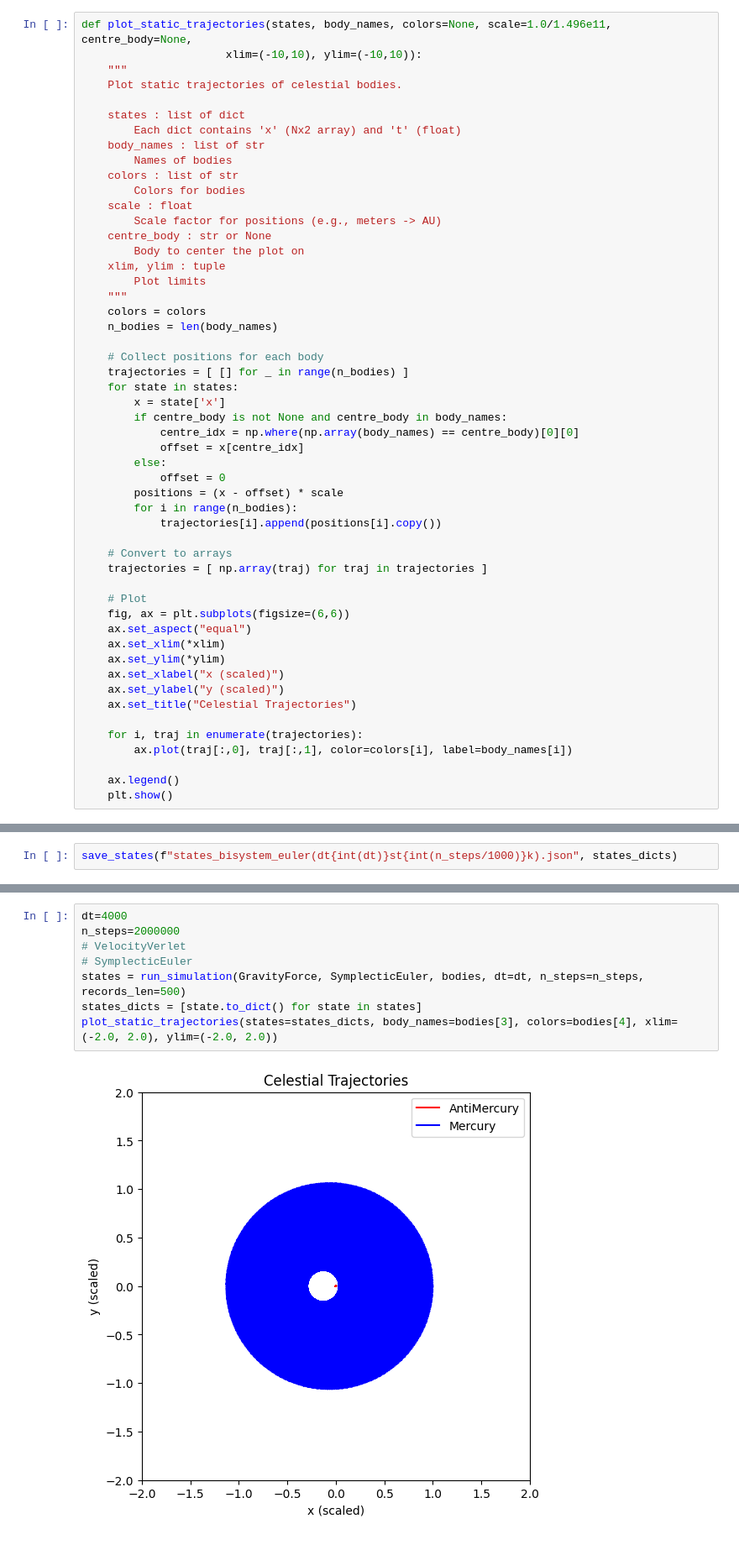
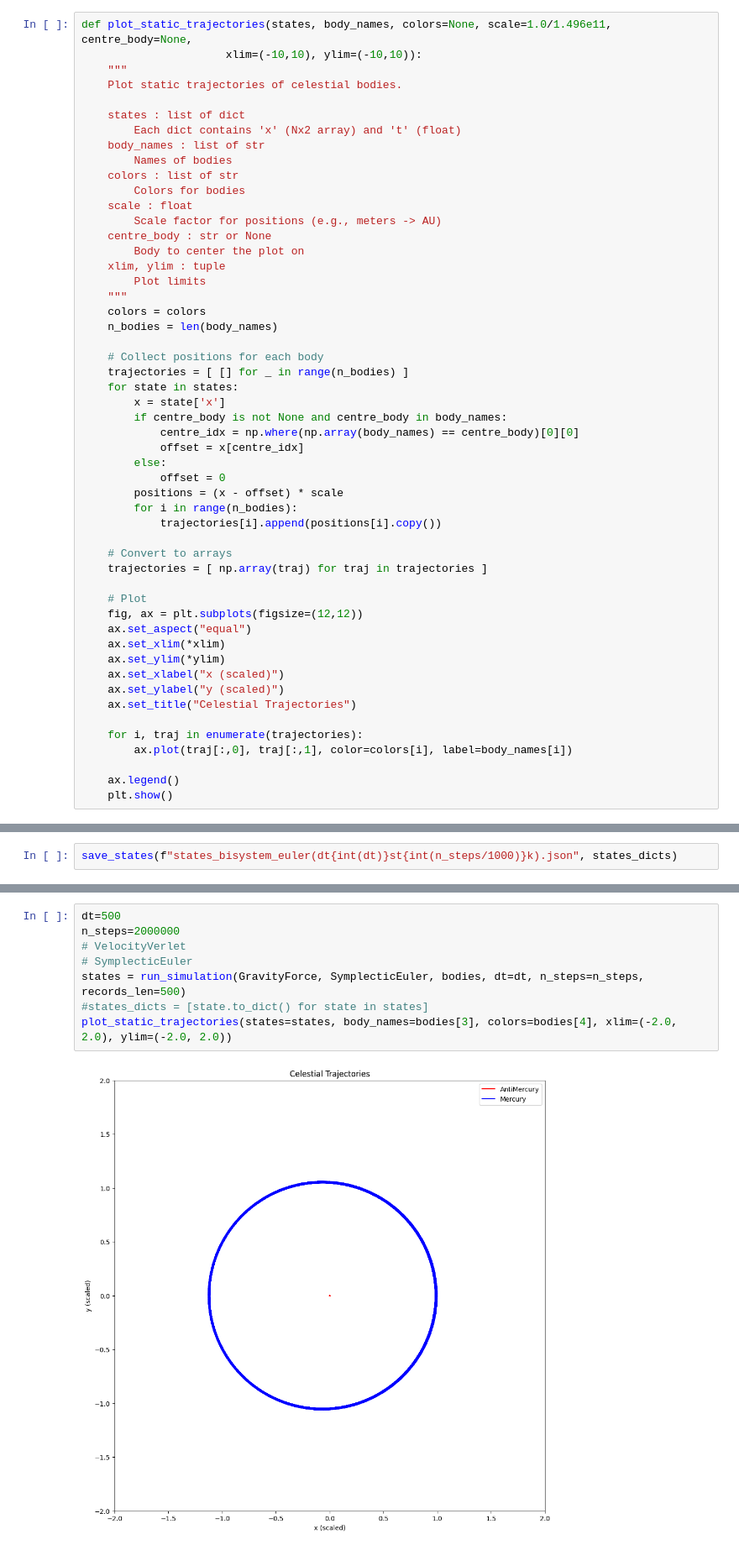
Before and after one commit to DanyBoi22/AstroRL, a Jupyter notebook: astrorl.ipynb, the cells around one changed output, grey strips where cells are left out. Shown at 84% size. Saved outputs shown, nothing was run; the diff lists cells and outputs as text.

Commit message:
Analytical visualisation, fixes in physical analysis

```diff
--- a/astrorl.ipynb
+++ b/astrorl.ipynb
@@ -613,7 +610,7 @@ def plot_static_trajectories(states, body_names, colors=None, scale=1.0/1.496e11
     trajectories = [ np.array(traj) for traj in trajectories ]
 
     # Plot
-    fig, ax = plt.subplots(figsize=(6,6))
+    fig, ax = plt.subplots(figsize=(12,12))
     ax.set_aspect("equal")
     ax.set_xlim(*xlim)
     ax.set_ylim(*ylim)
@@ -1542,13 +1539,13 @@ bodies = adjust_barycentric(bodies)
 COM position: [-1.98847158e-08  0.00000000e+00]
 Total momentum: [0. 0.]
 # %%
-dt=4000
+dt=500
 n_steps=2000000
 # VelocityVerlet
 # SymplecticEuler
 states = run_simulation(GravityForce, SymplecticEuler, bodies, dt=dt, n_steps=n_steps, records_len=500)
-states_dicts = [state.to_dict() for state in states]
-plot_static_trajectories(states=states_dicts, body_names=bodies[3], colors=bodies[4], xlim=(-2.0, 2.0), ylim=(-2.0, 2.0))
+#states_dicts = [state.to_dict() for state in states]
+plot_static_trajectories(states=states, body_names=bodies[3], colors=bodies[4], xlim=(-2.0, 2.0), ylim=(-2.0, 2.0))
 # %% [output]
-[figure, old version]
+[figure, new version]
 # %%
```
Also changed, not shown: parts of 5 cells of this notebook, 2 other files.
